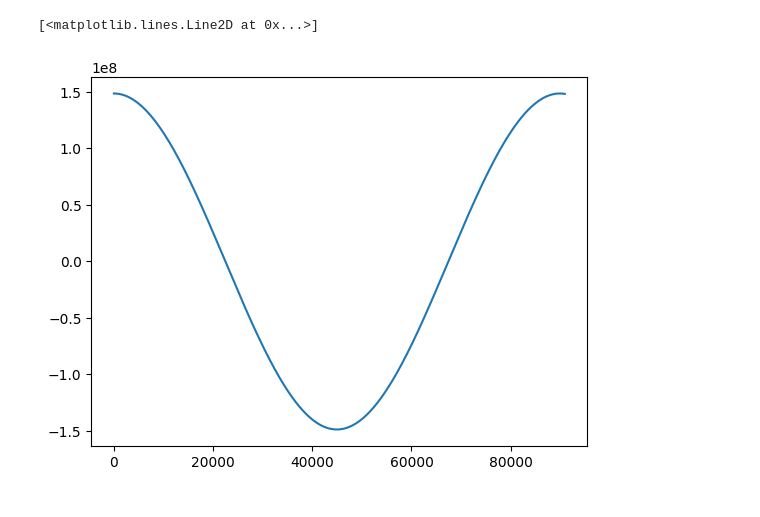
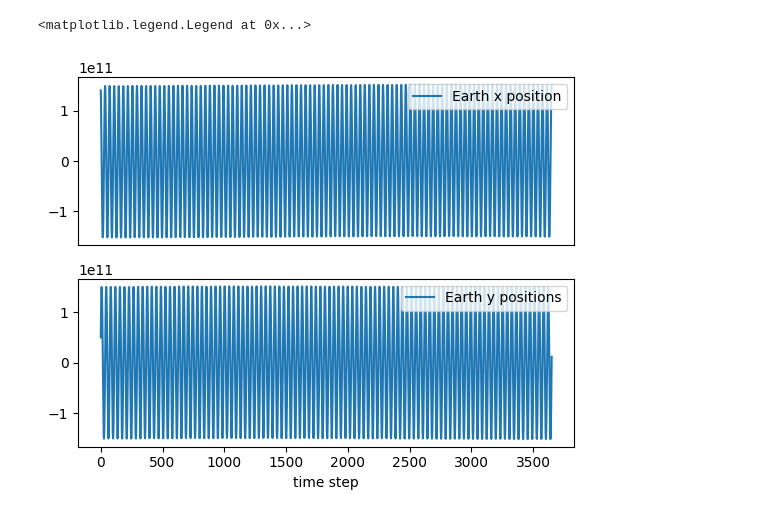
Before and after one commit to SamuelJosephs/computing_project, a Jupyter notebook: visualiser.ipynb, the cells around one changed output. Saved outputs shown, nothing was run; the diff lists cells and outputs as text; code cells hidden in the pictures.

Commit message:
Made Graphs

```diff
--- a/visualiser.ipynb
+++ b/visualiser.ipynb
@@ -6,27 +7,41 @@ import numpy as np
 # %%
-df = pd.read_csv("simulation/Results.csv").to_numpy(dtype=np.float64)
+df = pd.read_csv("Results.csv").to_numpy(dtype=np.float64)
 # %%
 # Get x coordinates from file
 xearth = []
 yearth = []
 zearth = []
 
+xj = []
+yj = []
+zj = []
+
+
 xsun = []
 ysun = []
 zsun = []
 
 energy = []
+GPE =  []
+KE = []
 for i in df:
-    xearth.append(i[2])
-    yearth.append(i[3])
-    zearth.append(i[4])
+    xearth.append(i[4])
+    yearth.append(i[5])
+    zearth.append(i[6])
 
-    xsun.append(i[6])
-    ysun.append(i[7])
-    zsun.append(i[8])
+    xj.append(i[12])
+    yj.append(i[13])
+    zj.append(i[14])
+
+    xsun.append(i[8])
+    ysun.append(i[9])
+    zsun.append(i[10])
     energy.append(i[0])
+    GPE.append(i[1])
+    KE.append(i[2])
 
 energy_difference = df[len(df)-1][0] - df[0][0]
 energy_percent_difference = (energy_difference / df[0][0]) * 100
+print(df)
 print(energy_percent_difference)
 # %% [output]
@@ -34,5 +62,14 @@ print(energy_percent_difference)
 # %%
-plt.plot(x)
+plt.figure(1)
+plt.subplot(211)
+plt.plot(xearth,label = "Earth x position")
+plt.gca().set_xticks([])
+plt.legend(loc = "upper right")
+plt.subplot(212)
+plt.xlabel("time step")
+plt.plot(yearth,label = "Earth y positions")
+
+plt.legend(loc = "upper right")
 # %% [output]
-[<matplotlib.lines.Line2D at 0x...>]
+<matplotlib.legend.Legend at 0x...>
-[figure, old version]
+[figure, new version]
```
Also changed, not shown: parts of 9 cells of this notebook.
